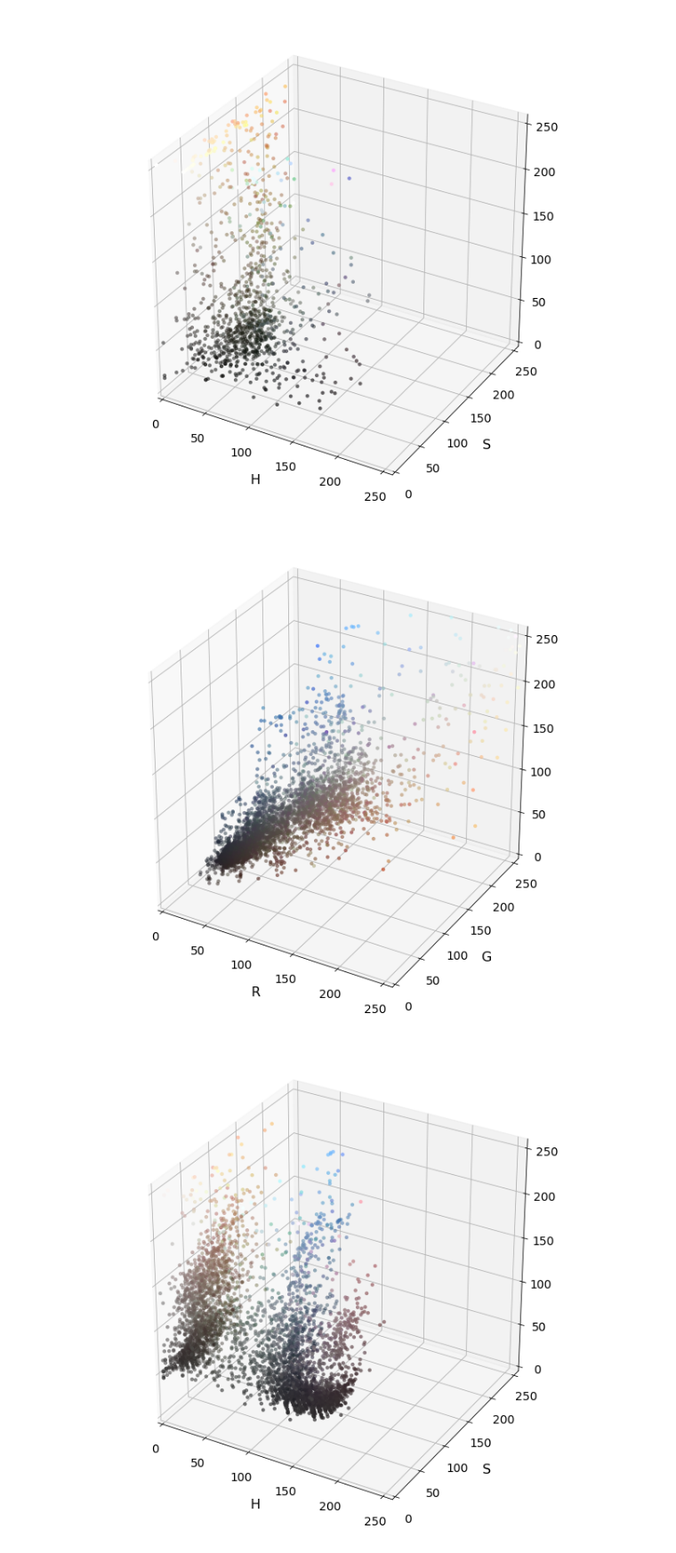
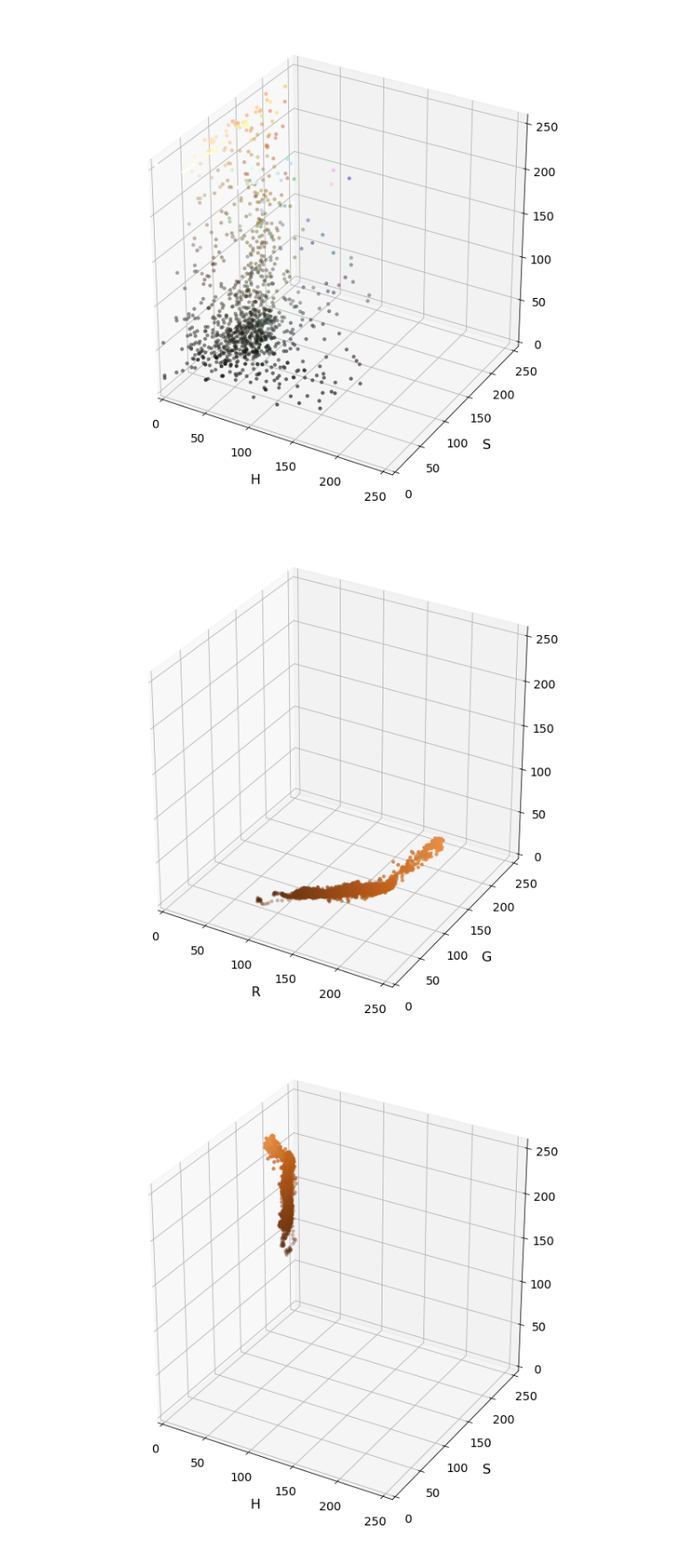
Before and after one commit to prateeksawhney97/Exploring-Color-Spaces, a Jupyter notebook: color_space.ipynb, the cells around one changed output. Shown: that part at 89% size. Drawn from its saved outputs; the diff is of its cells as text; code cells hidden in the pictures.

Commit message:
plotting for image 8

```diff
--- a/color_space.ipynb
+++ b/color_space.ipynb
@@ -77,23 +77,23 @@ plt.show()
 [figure]
 # %%
 # Read a color image
-img = cv2.imread("3.png")
+img = cv2.imread("8.png")
 
 # Select a small fraction of pixels to plot by subsampling it
 scale = max(img.shape[0], img.shape[1], 64) / 64  # at most 64 rows and columns
 img_small = cv2.resize(img, (np.int(img.shape[1] / scale), np.int(img.shape[0] / scale)), interpolation=cv2.INTER_NEAREST)
 
 # Convert subsampled image to desired color space(s)
 img_small_RGB = cv2.cvtColor(img_small, cv2.COLOR_BGR2RGB)  # OpenCV uses BGR, matplotlib likes RGB
 img_small_HSV = cv2.cvtColor(img_small, cv2.COLOR_BGR2HSV)
 img_small_rgb = img_small_RGB / 255.  # scaled to [0, 1], only for plotting
 
 # Plot and show
 plot3d(img_small_RGB, img_small_rgb)
 plt.show()
 
 plot3d(img_small_HSV, img_small_rgb, axis_labels=list("HSV"))
 plt.show()
 # %% [output]
-[figure, old version]
+[figure, new version]
-[figure, old version]
+[figure, new version]
```
